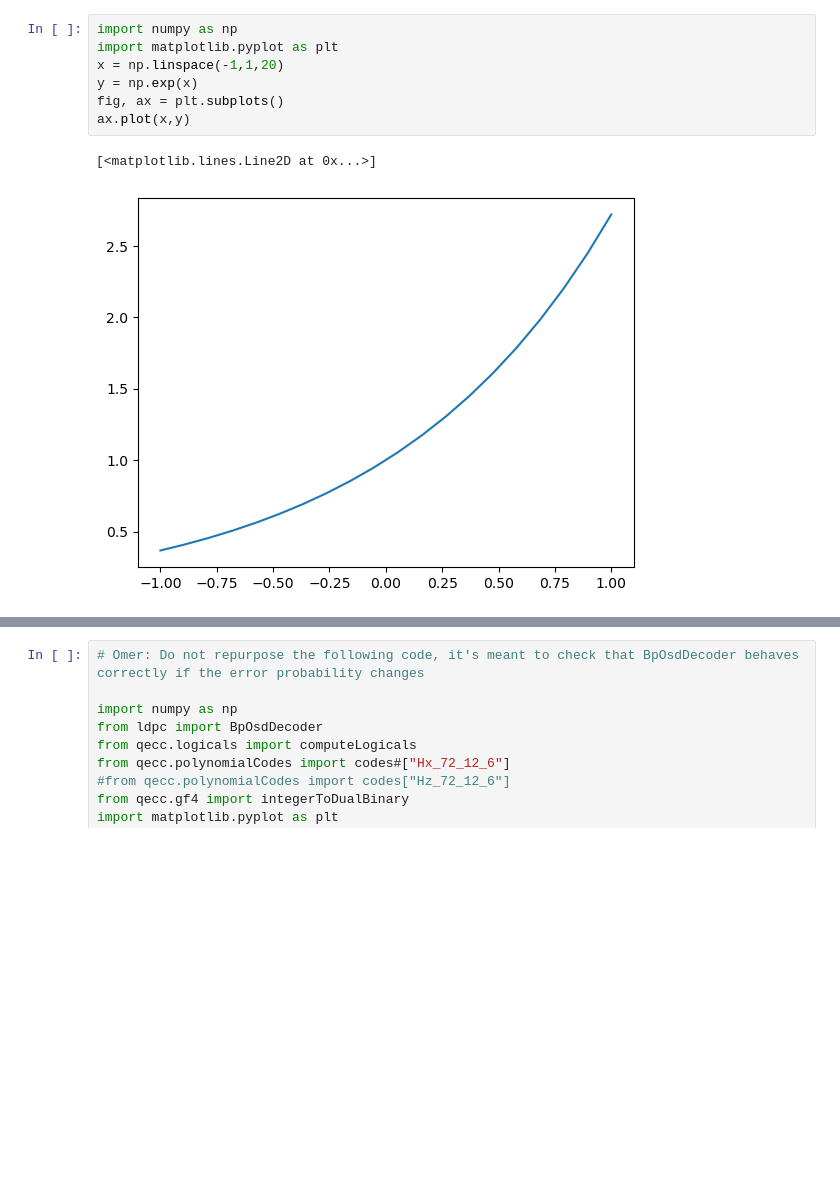
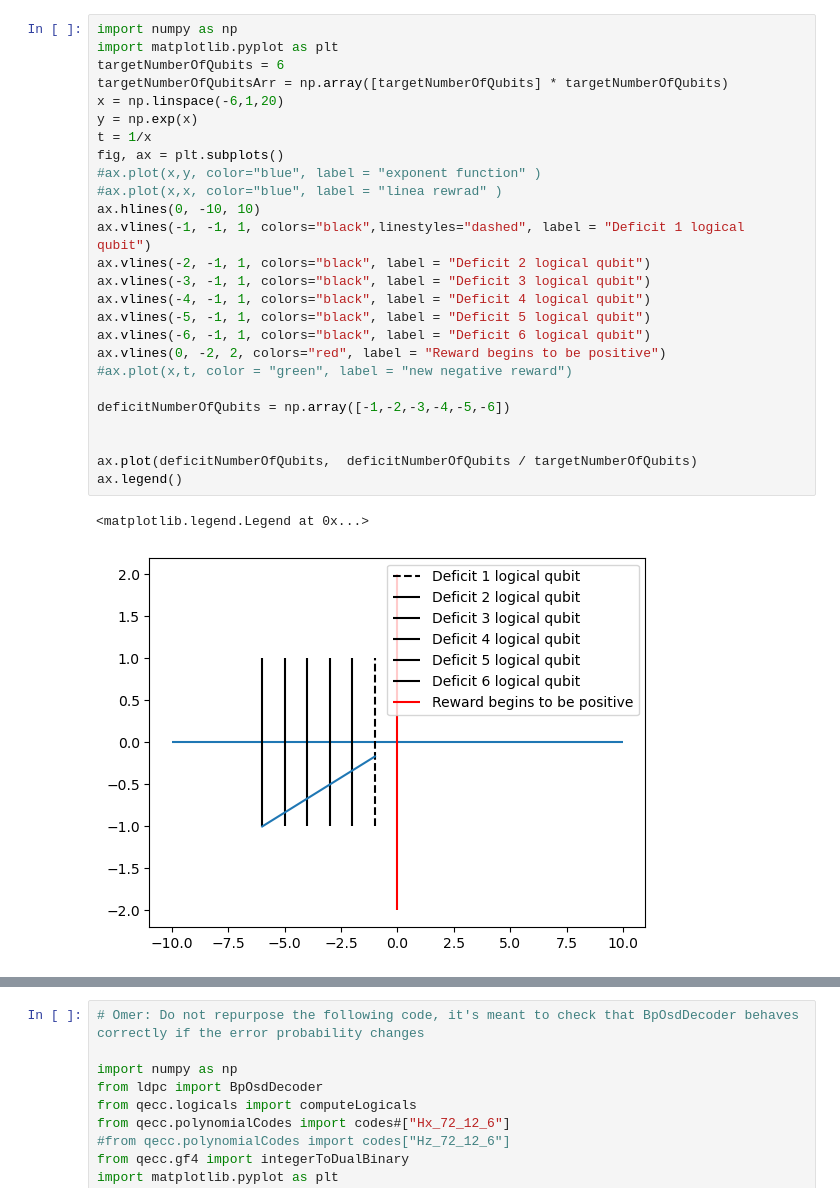
Before and after one commit to Omer-Sella/qecc, a Jupyter notebook: postProcessing/rewardInvestigation.ipynb, the cells around one changed output, grey strips where cells are left out. Cells and saved outputs as stored; diff of their text form; blank space fills up the shorter version.

Commit message:
Changed reward function to be linear in the missing number of logical qubits

```diff
--- a/postProcessing/rewardInvestigation.ipynb
+++ b/postProcessing/rewardInvestigation.ipynb
@@ -1,13 +1,32 @@
 # %%
 import numpy as np
 import matplotlib.pyplot as plt
-x = np.linspace(-1,1,20)
+targetNumberOfQubits = 6
+targetNumberOfQubitsArr = np.array([targetNumberOfQubits] * targetNumberOfQubits)
+x = np.linspace(-6,1,20)
 y = np.exp(x)
+t = 1/x
 fig, ax = plt.subplots()
-ax.plot(x,y)
+#ax.plot(x,y, color="blue", label = "exponent function" )
+#ax.plot(x,x, color="blue", label = "linea rewrad" )
+ax.hlines(0, -10, 10)
+ax.vlines(-1, -1, 1, colors="black",linestyles="dashed", label = "Deficit 1 logical qubit")
+ax.vlines(-2, -1, 1, colors="black", label = "Deficit 2 logical qubit")
+ax.vlines(-3, -1, 1, colors="black", label = "Deficit 3 logical qubit")
+ax.vlines(-4, -1, 1, colors="black", label = "Deficit 4 logical qubit")
+ax.vlines(-5, -1, 1, colors="black", label = "Deficit 5 logical qubit")
+ax.vlines(-6, -1, 1, colors="black", label = "Deficit 6 logical qubit")
+ax.vlines(0, -2, 2, colors="red", label = "Reward begins to be positive")
+#ax.plot(x,t, color = "green", label = "new negative reward")
+
+deficitNumberOfQubits = np.array([-1,-2,-3,-4,-5,-6])
+
+
+ax.plot(deficitNumberOfQubits,  deficitNumberOfQubits / targetNumberOfQubits)
+ax.legend()
 # %% [output]
-[<matplotlib.lines.Line2D at 0x...>]
+<matplotlib.legend.Legend at 0x...>
-[figure, old version]
+[figure, new version]
 # %%
 logicalQubits = np.linspace(-10,0,20)
 reward = np.linspace(0,0.5,10)
```
Also changed, not shown: parts of 2 cells of this notebook, 3 other files.
